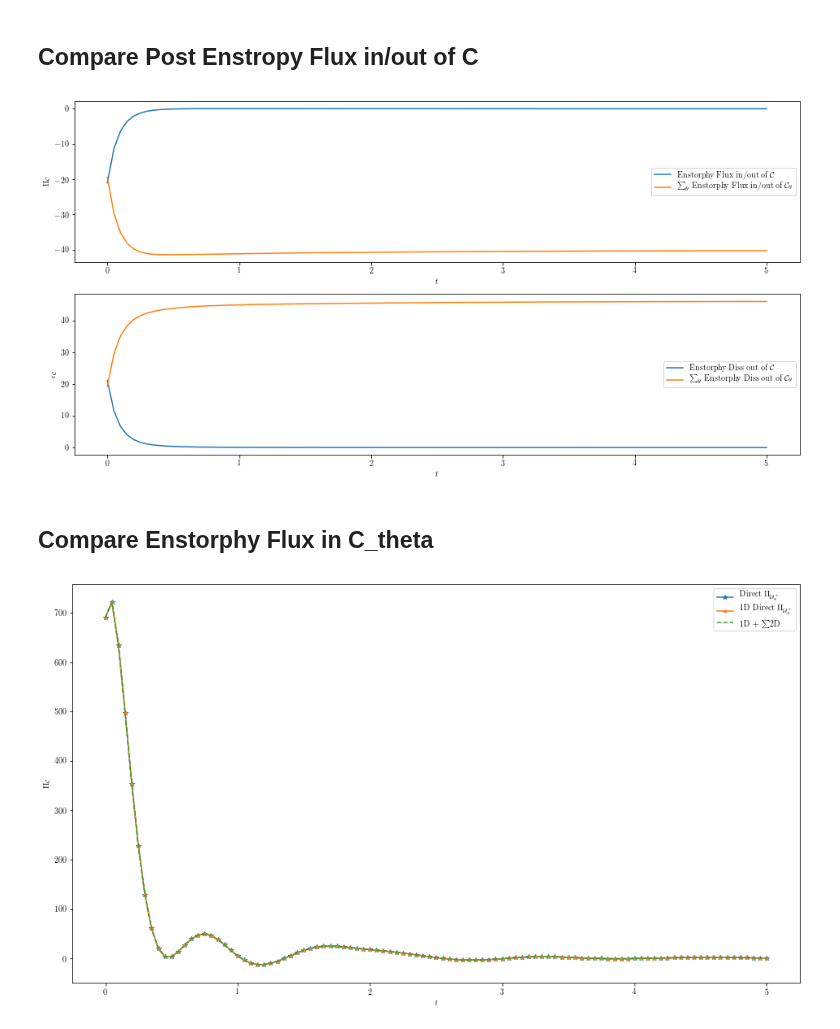
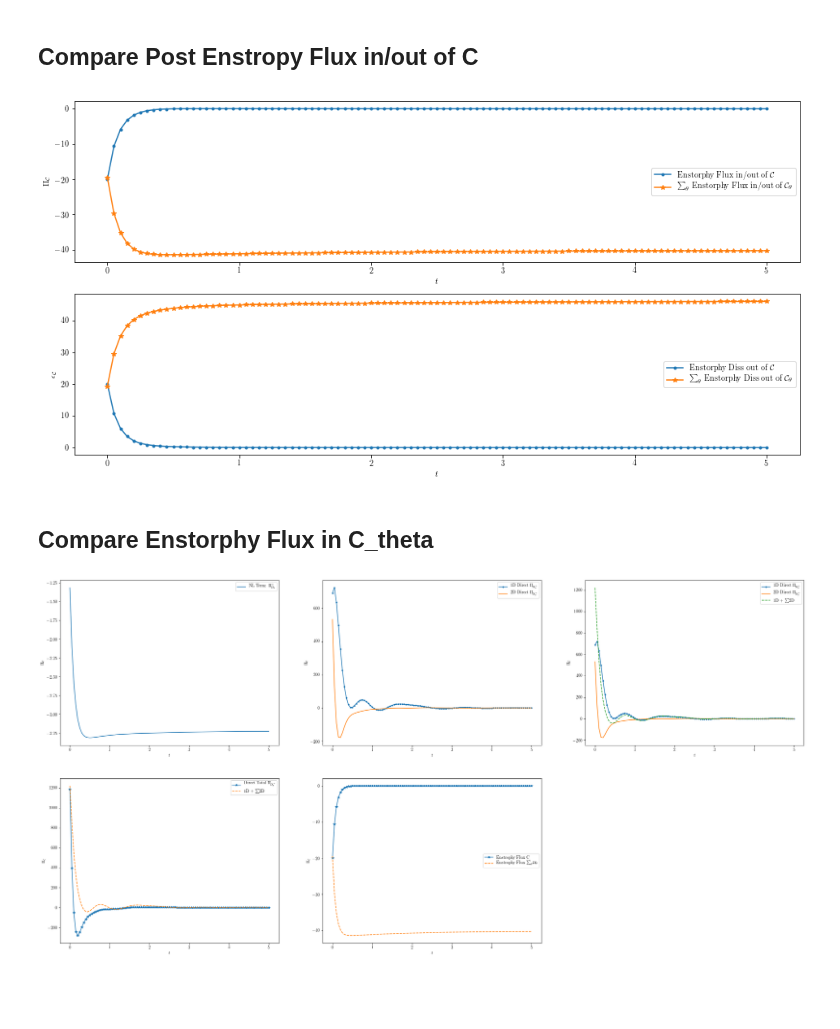
Before and after one commit to EndCar808/2D-Navier-Stokes, a Jupyter notebook: Plotting/CompareFluxes.ipynb, the cells around one changed output. Drawn from its saved outputs; the diff is of its cells as text; code cells hidden in the pictures; blank space fills up the shorter version.

```diff
--- a/Plotting/CompareFluxes.ipynb
+++ b/Plotting/CompareFluxes.ipynb
@@ -111,41 +111,71 @@ plt.show()
 fig = plt.figure(figsize = (16, 8))
 gs  = GridSpec(2, 1)
 ax1 = fig.add_subplot(gs[0, 0])
-ax1.plot(run_data.time, post_data.enst_flux_C[:])
-ax1.plot(run_data.time, np.sum(post_data.enst_flux_C_theta[:, :], axis = 1))
+ax1.plot(run_data.time, post_data.enst_flux_C[:], '.-')
+ax1.plot(run_data.time, np.sum(post_data.enst_flux_C_theta[:, :], axis = 1), '*-')
 ax1.set_xlabel(r"$t$")
 ax1.set_ylabel(r"$\Pi_{\mathcal{C}}$")
 ax1.legend([r"Enstorphy Flux in/out of $\mathcal{C}$", r"$\sum_{\theta}$ Enstorphy Flux in/out of $\mathcal{C}_\theta$"])
 ax2 = fig.add_subplot(gs[1, 0])
-ax2.plot(run_data.time, post_data.enst_diss_C[:])
-ax2.plot(run_data.time, np.sum(post_data.enst_diss_C_theta[:, :], axis = 1))
+ax2.plot(run_data.time, post_data.enst_diss_C[:], '.-')
+ax2.plot(run_data.time, np.sum(post_data.enst_diss_C_theta[:, :], axis = 1), '*-')
 ax2.set_xlabel(r"$t$")
 ax2.set_ylabel(r"$\epsilon_{\mathcal{C}}$")
 ax2.legend([r"Enstorphy Diss out of $\mathcal{C}$", r"$\sum_{\theta}$ Enstorphy Diss out of $\mathcal{C}_\theta$"])
 plt.show()
 # %% [output]
-[figure, old version]
+[figure, new version]
 # %% [markdown]
 ## Compare Enstorphy Flux in C_theta
 # %%
 const_fac = 4.0 * np.pi**2
 norm_fac  = 0.5 / (sys_vars.Nx * sys_vars.Ny)**2
 
 theta = int(post_data.num_sect//2 + 5)
 
-fig = plt.figure(figsize = (16, 9))
-gs  = GridSpec(1, 1)
+fig = plt.figure(figsize = (32, 16))
+gs  = GridSpec(2, 3)
 ax1 = fig.add_subplot(gs[0, 0])
-# ax1.plot(run_data.time, post_data.enst_flux_C_theta[:, int(post_data.num_sect/2)])
-ax1.plot(run_data.time, post_data.enst_flux_per_sec[:, 0, theta] * norm_fac * const_fac, '*-')
-ax1.plot(run_data.time, post_data.enst_flux_per_sec_1d[:, 0, theta] * norm_fac * const_fac, '.-')
+ax1.plot(run_data.time, post_data.enst_flux_C_theta[:, theta])
+# ax1.plot(run_data.time, post_data.enst_flux_per_sec[:, 0, theta], '*-') #  * norm_fac * const_fac / 10
+# ax1.plot(run_data.time, post_data.enst_flux_per_sec_1d[:, 0, theta] * norm_fac * const_fac, '.-')
 # ax1.plot(run_data.time, np.sum(post_data.enst_flux_per_sec_2d[:, 0, theta, :], axis = -1) * norm_fac * const_fac)
-ax1.plot(run_data.time, (np.sum(post_data.enst_flux_per_sec_2d[:, 0, theta, :], axis = -1) + post_data.enst_flux_per_sec_1d[:, 0, theta])* norm_fac * const_fac, '--')
+# ax1.plot(run_data.time, (np.sum(post_data.enst_flux_per_sec_2d[:, 0, theta, :], axis = -1) + post_data.enst_flux_per_sec_1d[:, 0, theta])* norm_fac * const_fac, '--')
 ax1.set_xlabel(r"$t$")
 ax1.set_ylabel(r"$\Pi_{\mathcal{C}}$")
-ax1.legend([r"Direct $\Pi_{\mathcal{U}_\theta^{+}}$", r"1D Direct $\Pi_{\mathcal{U}_\theta^{+}}$", r"1D + $\sum$2D"])
+ax1.legend([r"NL Term: $\Pi_{\mathcal{U}_\theta}^{+}$", r"Direct Total $\Pi_{\mathcal{U}_\theta}^{+}$"])
+
+ax2 = fig.add_subplot(gs[0, 1])
+ax2.plot(run_data.time, post_data.enst_flux_per_sec_1d[:, 0, theta] * norm_fac * const_fac, '.-')
+ax2.plot(run_data.time, np.sum(post_data.enst_flux_per_sec_2d[:, 0, theta, :], axis = -1) * norm_fac * const_fac)
+# ax2.plot(run_data.time, (np.sum(post_data.enst_flux_per_sec_2d[:, 0, theta, :], axis = -1) + post_data.enst_flux_per_sec_1d[:, 0, theta])* norm_fac * const_fac, '--')
+ax2.set_xlabel(r"$t$")
+ax2.set_ylabel(r"$\Pi_{\mathcal{C}}$")
+ax2.legend([r"1D Direct $\Pi_{\mathcal{U}_\theta^{+}}$", r"2D Direct $\Pi_{\mathcal{U}_\theta^{+}}$", r"1D + $\sum$2D"])
+
+ax3 = fig.add_subplot(gs[0, 2])
+ax3.plot(run_data.time, post_data.enst_flux_per_sec_1d[:, 0, theta] * norm_fac * const_fac, '.-')
+ax3.plot(run_data.time, np.sum(post_data.enst_flux_per_sec_2d[:, 0, theta, :], axis = -1) * norm_fac * const_fac)
+ax3.plot(run_data.time, (np.sum(post_data.enst_flux_per_sec_2d[:, 0, theta, :], axis = -1) + post_data.enst_flux_per_sec_1d[:, 0, theta])* norm_fac * const_fac, '--')
+ax3.set_xlabel(r"$t$")
+ax3.set_ylabel(r"$\Pi_{\mathcal{C}}$")
+ax3.legend([r"1D Direct $\Pi_{\mathcal{U}_\theta^{+}}$", r"2D Direct $\Pi_{\mathcal{U}_\theta^{+}}$", r"1D + $\sum$2D"])
+
+ax4 = fig.add_subplot(gs[1, 0])
+ax4.plot(run_data.time, post_data.enst_flux_per_sec[:, 0, theta] * norm_fac * const_fac / 10, '*-')
+ax4.plot(run_data.time, (np.sum(post_data.enst_flux_per_sec_2d[:, 0, theta, :], axis = -1) + post_data.enst_flux_per_sec_1d[:, 0, theta])* norm_fac * const_fac, '--')
+ax4.set_xlabel(r"$t$")
+ax4.set_ylabel(r"$\Pi_{\mathcal{C}}$")
+ax4.legend([r"Direct Total $\Pi_{\mathcal{U}_\theta^{+}}$", r"1D + $\sum$2D"])
+
+ax5 = fig.add_subplot(gs[1, 1])
+ax5.plot(run_data.time, post_data.enst_flux_C[:], '*-')
+ax5.plot(run_data.time, np.sum(post_data.enst_flux_C_theta[:, :], axis = -1), '--')
+ax5.set_xlabel(r"$t$")
+ax5.set_ylabel(r"$\Pi_{\mathcal{C}}$")
+ax5.legend([r"Enstrophy Flux C", r"Enstrophy Flux $\sum_\theta \mathcal{U}_\theta$"])
 plt.show()
 
 # r"$\Pi_{\mathcal{U}_\theta^{+}}$: Enstorphy Flux in/out of $\mathcal{U}_\theta^{+}$",
 # %% [output]
-[figure, old version]
+[figure, new version]
```
Also changed, not shown: 8 other files.
